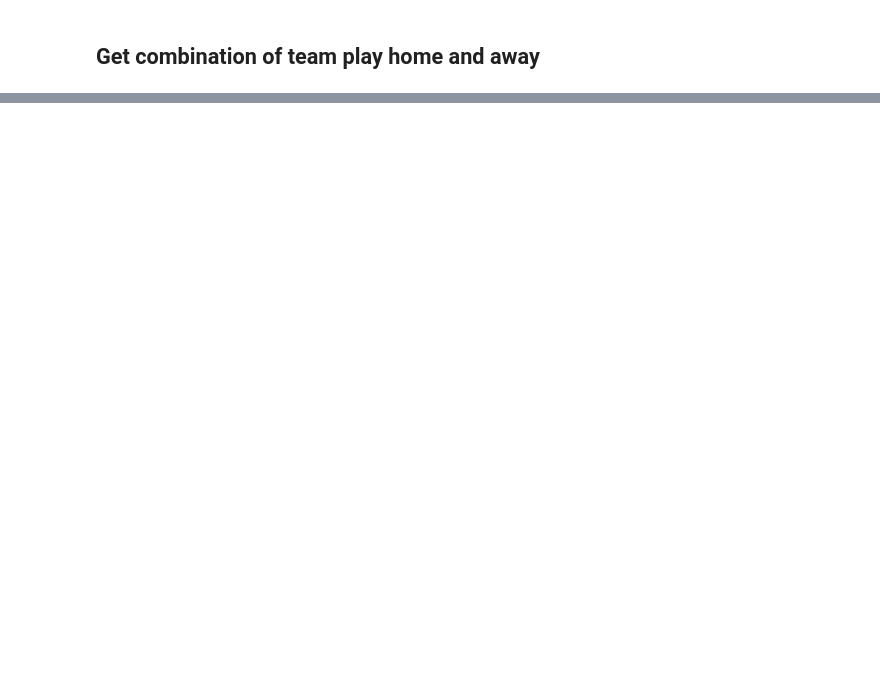
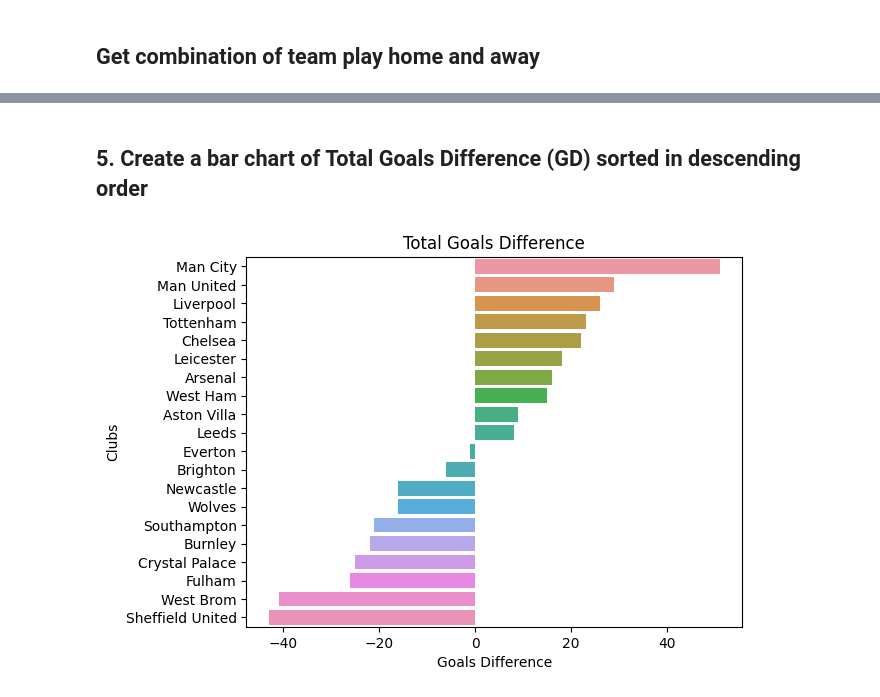
Before and after one commit to LuckyEjenaviSalomi/Data-Scientist, a Jupyter notebook: epl-data-analysis.ipynb, the cells around one changed output, grey strips where cells are left out. Saved outputs shown, nothing was run; the diff lists cells and outputs as text; code cells hidden in the pictures; blank space fills up the shorter version.

```diff
--- a/epl-data-analysis.ipynb
+++ b/epl-data-analysis.ipynb
@@ -74,0 +223,6 @@ table.head()
+# %% [markdown]
+## 5. Create a bar chart of Total Goals Difference (GD) sorted in descending order
+# %%
+plot_bar('GD', "Total Goals Difference", "Goals Difference", data_=table.sort_values(by='GD', ascending=False))
+# %% [output]
+[figure, added]
```
Also changed, not shown: parts of 22 cells of this notebook.
